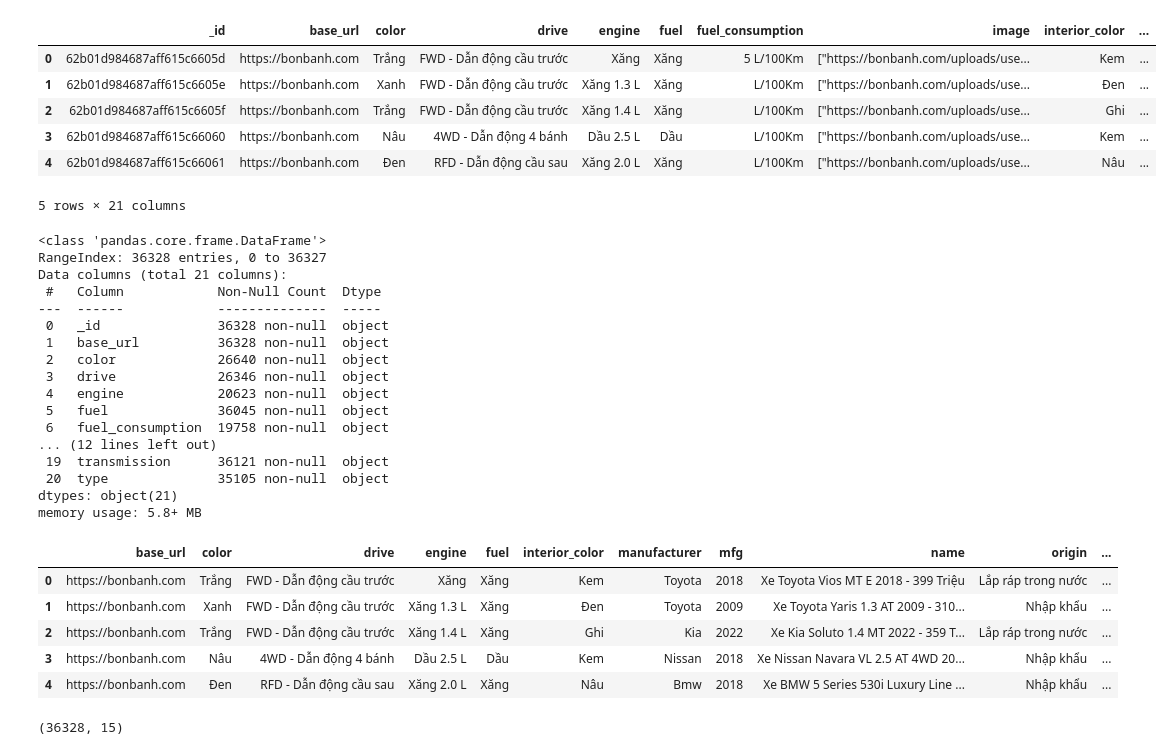
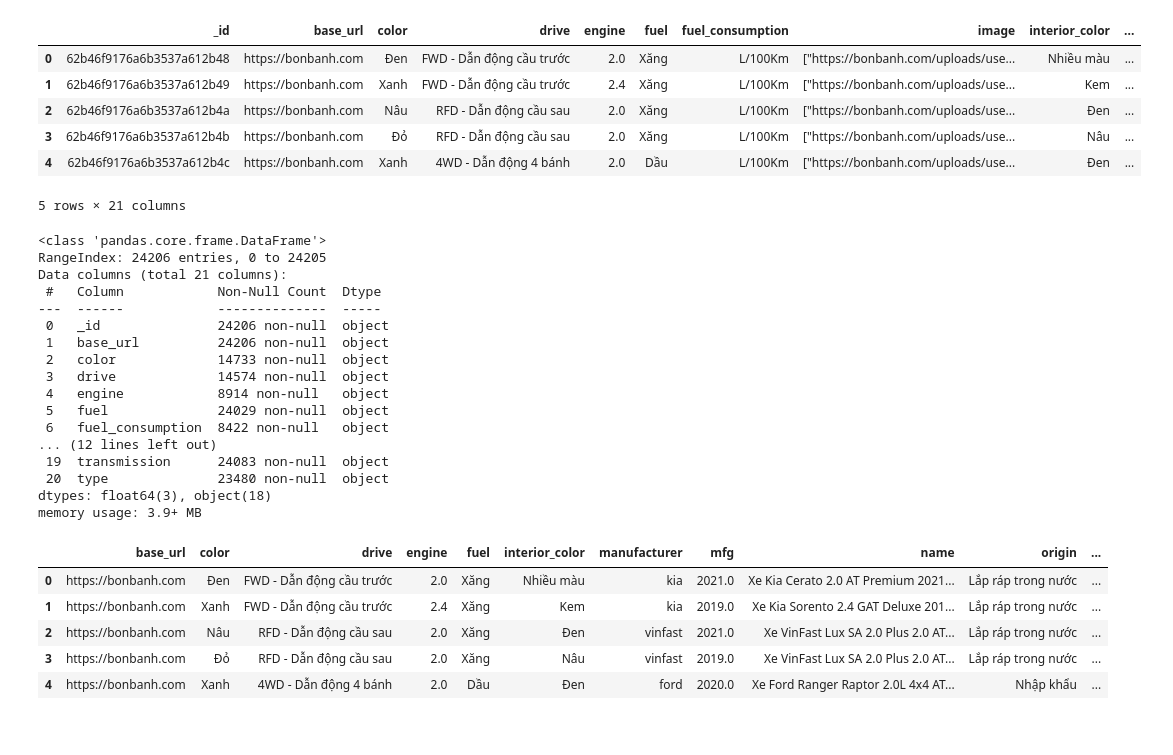
Before and after one commit to AndrewBui-AI-CS/Data_Integration_Project, a Jupyter notebook: data_matching/eda.ipynb, the cells around one changed output. Drawn from its saved outputs; the diff is of its cells as text; code cells hidden in the pictures.

Commit message:
continue data matching + crawl more

```diff
--- a/data_matching/eda.ipynb
+++ b/data_matching/eda.ipynb
@@ -15,36 +3,36 @@ Note: you may need to restart the kernel to use updated packages.
 # %%
 import pandas as pd
 # %%
-df = pd.read_csv('../data/car.csv')
+df = pd.read_csv('../data/new_car.csv')
 df.head()
 # %% [output]
 |  | _id | base_url | color | drive | engine | fuel | fuel_consumption | image | interior_color | ... |
-| 0 | 62b01d984687aff615c6605d | https://bonbanh.com | Trắng | FWD - Dẫn động cầu trước | Xăng | Xăng | 5 L/100Km | ["https://bonbanh.com/uploads/use... | Kem | ... |
-| 1 | 62b01d984687aff615c6605e | https://bonbanh.com | Xanh | FWD - Dẫn động cầu trước | Xăng 1.3 L | Xăng | L/100Km | ["https://bonbanh.com/uploads/use... | Đen | ... |
-| 2 | 62b01d984687aff615c6605f | https://bonbanh.com | Trắng | FWD - Dẫn động cầu trước | Xăng 1.4 L | Xăng | L/100Km | ["https://bonbanh.com/uploads/use... | Ghi | ... |
-| 3 | 62b01d984687aff615c66060 | https://bonbanh.com | Nâu | 4WD - Dẫn động 4 bánh | Dầu 2.5 L | Dầu | L/100Km | ["https://bonbanh.com/uploads/use... | Kem | ... |
-| 4 | 62b01d984687aff615c66061 | https://bonbanh.com | Đen | RFD - Dẫn động cầu sau | Xăng 2.0 L | Xăng | L/100Km | ["https://bonbanh.com/uploads/use... | Nâu | ... |
+| 0 | 62b46f9176a6b3537a612b48 | https://bonbanh.com | Đen | FWD - Dẫn động cầu trước | 2.0 | Xăng | L/100Km | ["https://bonbanh.com/uploads/use... | Nhiều màu | ... |
+| 1 | 62b46f9176a6b3537a612b49 | https://bonbanh.com | Xanh | FWD - Dẫn động cầu trước | 2.4 | Xăng | L/100Km | ["https://bonbanh.com/uploads/use... | Kem | ... |
+| 2 | 62b46f9176a6b3537a612b4a | https://bonbanh.com | Nâu | RFD - Dẫn động cầu sau | 2.0 | Xăng | L/100Km | ["https://bonbanh.com/uploads/use... | Đen | ... |
+| 3 | 62b46f9176a6b3537a612b4b | https://bonbanh.com | Đỏ | RFD - Dẫn động cầu sau | 2.0 | Xăng | L/100Km | ["https://bonbanh.com/uploads/use... | Nâu | ... |
+| 4 | 62b46f9176a6b3537a612b4c | https://bonbanh.com | Xanh | 4WD - Dẫn động 4 bánh | 2.0 | Dầu | L/100Km | ["https://bonbanh.com/uploads/use... | Đen | ... |
 5 rows × 21 columns
 # %%
 df.info()
 # %% [output]
 <class 'pandas.core.frame.DataFrame'>
-RangeIndex: 36328 entries, 0 to 36327
+RangeIndex: 24206 entries, 0 to 24205
 Data columns (total 21 columns):
  #   Column            Non-Null Count  Dtype
 ---  ------            --------------  -----
- 0   _id               36328 non-null  object
- 1   base_url          36328 non-null  object
- 2   color             26640 non-null  object
- 3   drive             26346 non-null  object
- 4   engine            20623 non-null  object
- 5   fuel              36045 non-null  object
- 6   fuel_consumption  19758 non-null  object
+ 0   _id               24206 non-null  object
+ 1   base_url          24206 non-null  object
+ 2   color             14733 non-null  object
+ 3   drive             14574 non-null  object
+ 4   engine            8914 non-null   object
+ 5   fuel              24029 non-null  object
+ 6   fuel_consumption  8422 non-null   object
 ... (12 lines left out)
- 19  transmission      36121 non-null  object
- 20  type              35105 non-null  object
-dtypes: object(21)
-memory usage: 5.8+ MB
+ 19  transmission      24083 non-null  object
+ 20  type              23480 non-null  object
+dtypes: float64(3), object(18)
+memory usage: 3.9+ MB
 # %%
 df.columns.values
 remove_fields = ['_id', 'fuel_consumption', 'km', 'source', 'time_update', 'image']
@@ -55,12 +43,8 @@ df_truncate = df.drop(remove_fields, 1)
 df_truncate.head()
 # %% [output]
 |  | base_url | color | drive | engine | fuel | interior_color | manufacturer | mfg | name | origin | ... |
-| 0 | https://bonbanh.com | Trắng | FWD - Dẫn động cầu trước | Xăng | Xăng | Kem | Toyota | 2018 | Xe Toyota Vios MT E 2018 - 399 Triệu | Lắp ráp trong nước | ... |
-| 1 | https://bonbanh.com | Xanh | FWD - Dẫn động cầu trước | Xăng 1.3 L | Xăng | Đen | Toyota | 2009 | Xe Toyota Yaris 1.3 AT 2009 - 310... | Nhập khẩu | ... |
-| 2 | https://bonbanh.com | Trắng | FWD - Dẫn động cầu trước | Xăng 1.4 L | Xăng | Ghi | Kia | 2022 | Xe Kia Soluto 1.4 MT 2022 - 359 T... | Lắp ráp trong nước | ... |
-| 3 | https://bonbanh.com | Nâu | 4WD - Dẫn động 4 bánh | Dầu 2.5 L | Dầu | Kem | Nissan | 2018 | Xe Nissan Navara VL 2.5 AT 4WD 20... | Nhập khẩu | ... |
-| 4 | https://bonbanh.com | Đen | RFD - Dẫn động cầu sau | Xăng 2.0 L | Xăng | Nâu | Bmw | 2018 | Xe BMW 5 Series 530i Luxury Line ... | Nhập khẩu | ... |
+| 0 | https://bonbanh.com | Đen | FWD - Dẫn động cầu trước | 2.0 | Xăng | Nhiều màu | kia | 2021.0 | Xe Kia Cerato 2.0 AT Premium 2021... | Lắp ráp trong nước | ... |
+| 1 | https://bonbanh.com | Xanh | FWD - Dẫn động cầu trước | 2.4 | Xăng | Kem | kia | 2019.0 | Xe Kia Sorento 2.4 GAT Deluxe 201... | Lắp ráp trong nước | ... |
+| 2 | https://bonbanh.com | Nâu | RFD - Dẫn động cầu sau | 2.0 | Xăng | Đen | vinfast | 2021.0 | Xe VinFast Lux SA 2.0 Plus 2.0 AT... | Lắp ráp trong nước | ... |
+| 3 | https://bonbanh.com | Đỏ | RFD - Dẫn động cầu sau | 2.0 | Xăng | Nâu | vinfast | 2019.0 | Xe VinFast Lux SA 2.0 Plus 2.0 AT... | Lắp ráp trong nước | ... |
+| 4 | https://bonbanh.com | Xanh | 4WD - Dẫn động 4 bánh | 2.0 | Dầu | Đen | ford | 2020.0 | Xe Ford Ranger Raptor 2.0L 4x4 AT... | Nhập khẩu | ... |
-# %%
-df_truncate.shape
-# %% [output]
-(36328, 15)
```
Also changed, not shown: parts of 5 cells of this notebook, 6 other files.
